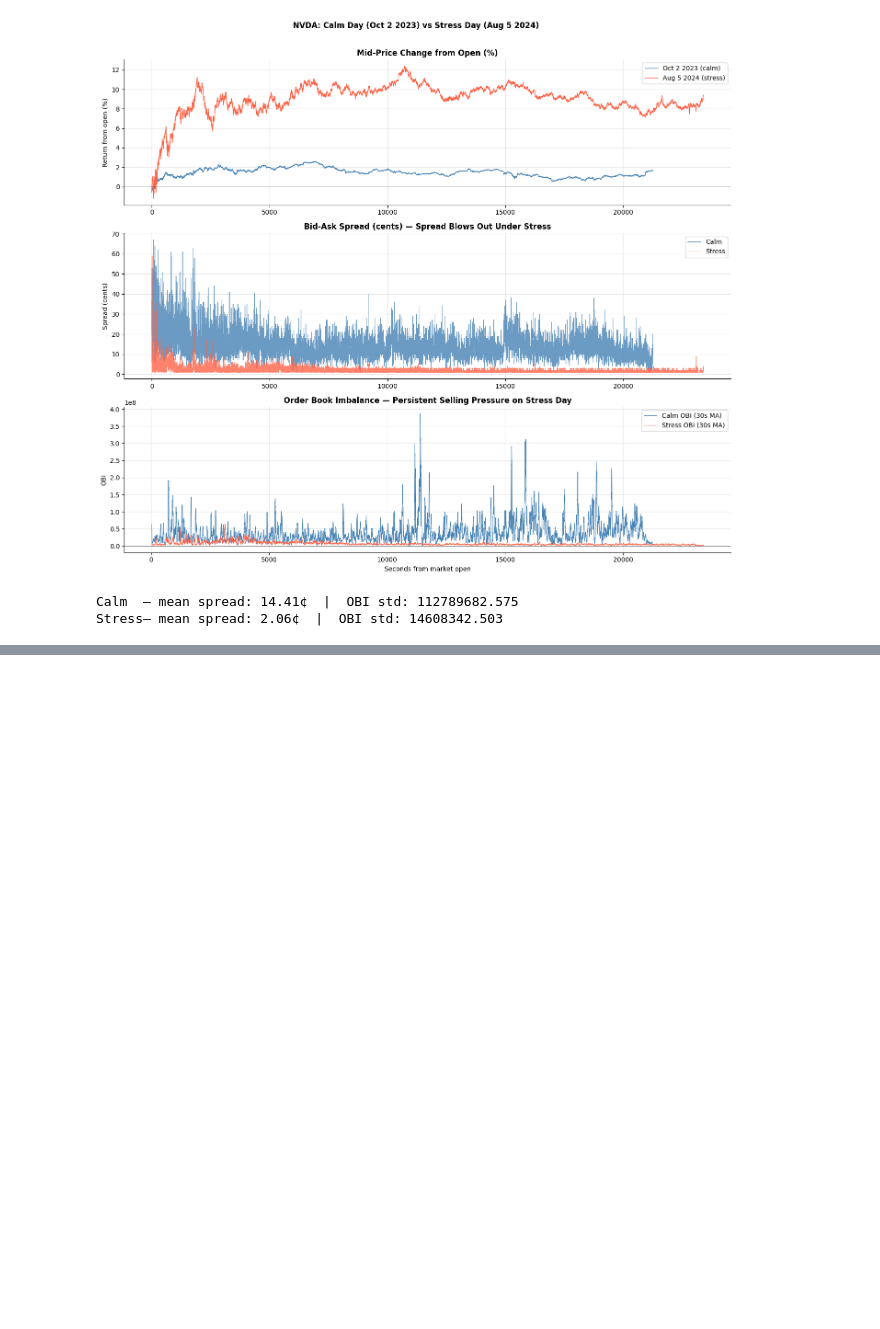
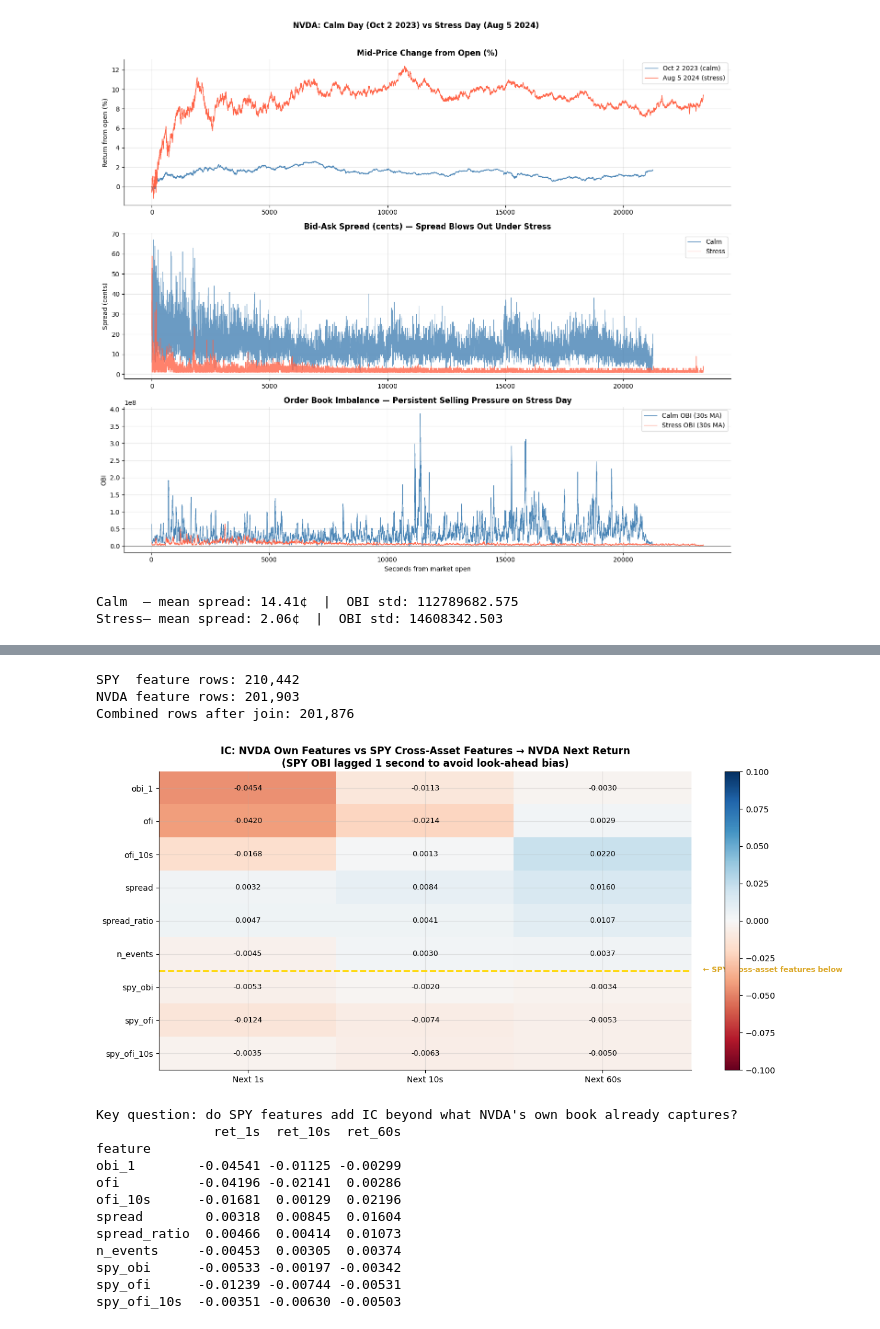
Before and after one commit to harrodyuan/DS4FE, a Jupyter notebook: DS4FE_Part4_LOB_Features.ipynb, the cells around one changed output, grey strips where cells are left out. Cells and saved outputs as stored; diff of their text form; code cells hidden in the pictures; blank space fills up the shorter version.

```diff
--- a/DS4FE_Part4_LOB_Features.ipynb
+++ b/DS4FE_Part4_LOB_Features.ipynb
@@ -487,0 +733,65 @@ The calm-versus-stress comparison makes the economic stakes concrete. On August
+# %%
+# Build SPY feature matrix (calm period)
+spy_raw = pd.read_parquet(f'{LOB_DIR}/lob_mbp1_SPY_calm_oct2023.parquet')
+spy_raw.index = spy_raw.index.tz_convert('US/Eastern')
+
+spy_feat = build_lob_features(spy_raw)
+print(f'SPY  feature rows: {len(spy_feat):,}')
+print(f'NVDA feature rows: {len(nvda_feat):,}')
+
+# Merge SPY features into NVDA feature matrix (align on timestamp)
+# Lag SPY OBI by 1 second so there is no look-ahead
+spy_for_merge = spy_feat[['obi_1','ofi','ofi_10s']].rename(columns={
+    'obi_1'  : 'spy_obi',
+    'ofi'    : 'spy_ofi',
+    'ofi_10s': 'spy_ofi_10s',
+})
+spy_for_merge = spy_for_merge.shift(1)  # lag 1 second
+
+nvda_cross = nvda_feat.join(spy_for_merge, how='inner').dropna()
+print(f'Combined rows after join: {len(nvda_cross):,}')
+
+# Compare IC: NVDA own features vs SPY cross features
+all_features = FEATURE_COLS + ['spy_obi', 'spy_ofi', 'spy_ofi_10s']
+ic_cross = compute_ic(nvda_cross, all_features, TARGET_COLS)
+
+fig, ax = plt.subplots(figsize=(13, 6))
+vals = ic_cross[TARGET_COLS]
+im = ax.imshow(vals.values, cmap='RdBu', vmin=-0.10, vmax=0.10, aspect='auto')
+ax.set_xticks(range(len(TARGET_COLS)))
+ax.set_xticklabels(['Next 1s', 'Next 10s', 'Next 60s'], fontsize=10)
+ax.set_yticks(range(len(all_features)))
+ax.set_yticklabels(all_features, fontsize=10)
+for i in range(len(all_features)):
+    for j in range(len(TARGET_COLS)):
+        ax.text(j, i, f'{vals.iloc[i,j]:.4f}', ha='center', va='center', fontsize=9,
+                color='white' if abs(vals.iloc[i,j]) > 0.05 else 'black')
+# Mark the SPY features with a separator line
+ax.axhline(len(FEATURE_COLS) - 0.5, color='gold', linewidth=2, linestyle='--')
+ax.text(2.55, len(FEATURE_COLS) - 0.45, ' ← SPY cross-asset features below',
+        color='goldenrod', fontsize=9, fontweight='bold')
+plt.colorbar(im, ax=ax)
+ax.set_title('IC: NVDA Own Features vs SPY Cross-Asset Features → NVDA Next Return\n'
+             '(SPY OBI lagged 1 second to avoid look-ahead bias)', fontweight='bold')
+plt.tight_layout()
+plt.show()
+
+print('\nKey question: do SPY features add IC beyond what NVDA\'s own book already captures?')
+print(ic_cross[TARGET_COLS].round(5))
+# %% [output]
+SPY  feature rows: 210,442
+NVDA feature rows: 201,903
+Combined rows after join: 201,876
+[figure, added]
+Key question: do SPY features add IC beyond what NVDA's own book already captures?
+               ret_1s  ret_10s  ret_60s
+feature
+obi_1        -0.04541 -0.01125 -0.00299
+ofi          -0.04196 -0.02141  0.00286
+ofi_10s      -0.01681  0.00129  0.02196
+spread        0.00318  0.00845  0.01604
+spread_ratio  0.00466  0.00414  0.01073
+n_events     -0.00453  0.00305  0.00374
+spy_obi      -0.00533 -0.00197 -0.00342
+spy_ofi      -0.01239 -0.00744 -0.00531
+spy_ofi_10s  -0.00351 -0.00630 -0.00503
```
Also changed, not shown: parts of 11 cells of this notebook.
